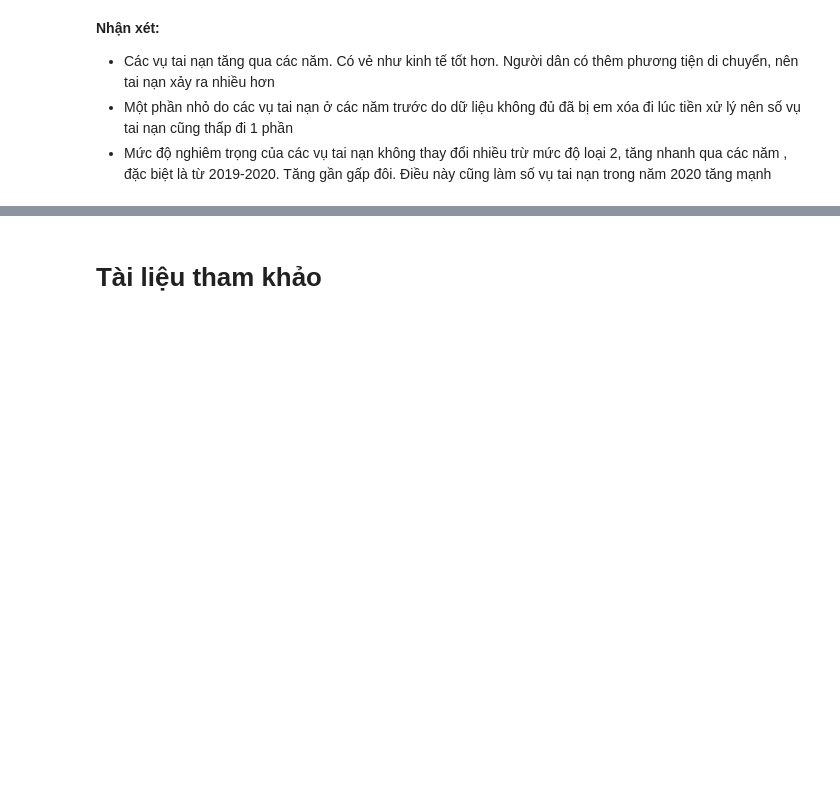
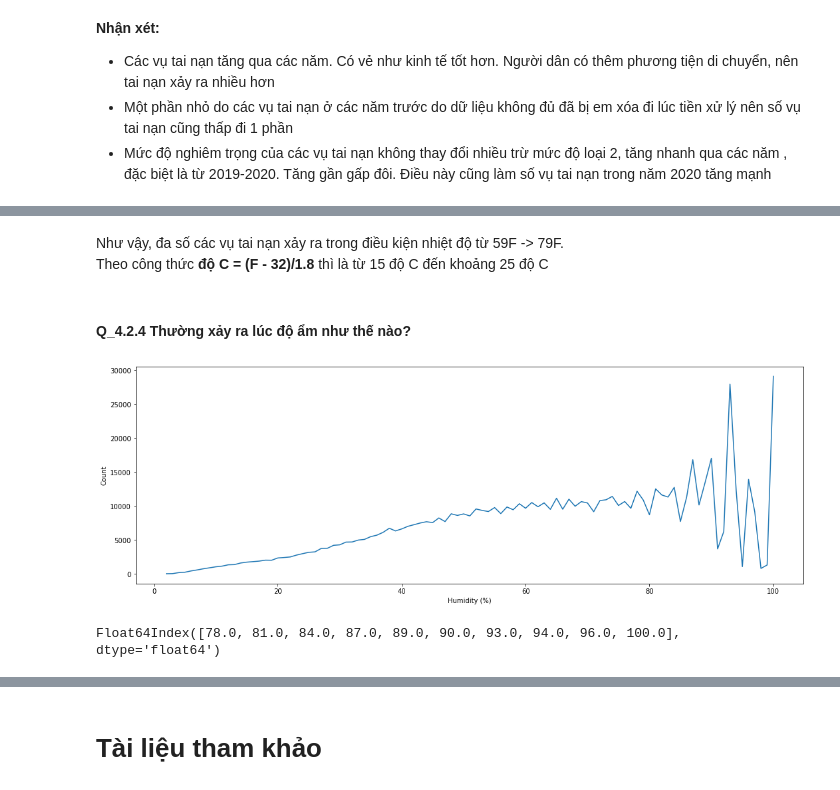
Before and after one commit to NguyenLam05200/FinalProject, a Jupyter notebook: Traffic_Accident_US.ipynb, the cells around one changed output, grey strips where cells are left out. Saved outputs shown, nothing was run; the diff lists cells and outputs as text; code cells hidden in the pictures; blank space fills up the shorter version.

```diff
--- a/Traffic_Accident_US.ipynb
+++ b/Traffic_Accident_US.ipynb
@@ -381,0 +524,19 @@ Q3_2.plot(kind='line',marker='o',xlabel='Year')
+# %% [markdown]
+Như vậy, đa số các vụ tai nạn xảy ra trong điều kiện nhiệt độ từ 59F -> 79F.<br />
+Theo công thức <b>độ C = (F - 32)/1.8</b> thì là từ 15 độ C đến khoảng 25 độ C
+# %% [markdown]
+#### Q_4.2.4 Thường xảy ra lúc độ ẩm như thế nào?
+# %%
+humidity_serious = data_serious["Humidity(%)"].value_counts()
+humidity_serious.sort_index().plot.line(xlabel=r"Humidity (%)",
+                                   ylabel=r"Count",
+                                   figsize=(18,6));
+# %% [output]
+[figure, added]
+# %%
+humidity_serious = humidity_serious.head(10)
+humidity_serious = humidity_serious.sort_index()
+humidity_serious = humidity_serious.index
+humidity_serious
+# %% [output]
+Float64Index([78.0, 81.0, 84.0, 87.0, 89.0, 90.0, 93.0, 94.0, 96.0, 100.0], dtype='float64')
```
Also changed, not shown: parts of 43 cells of this notebook, 3 other files.
